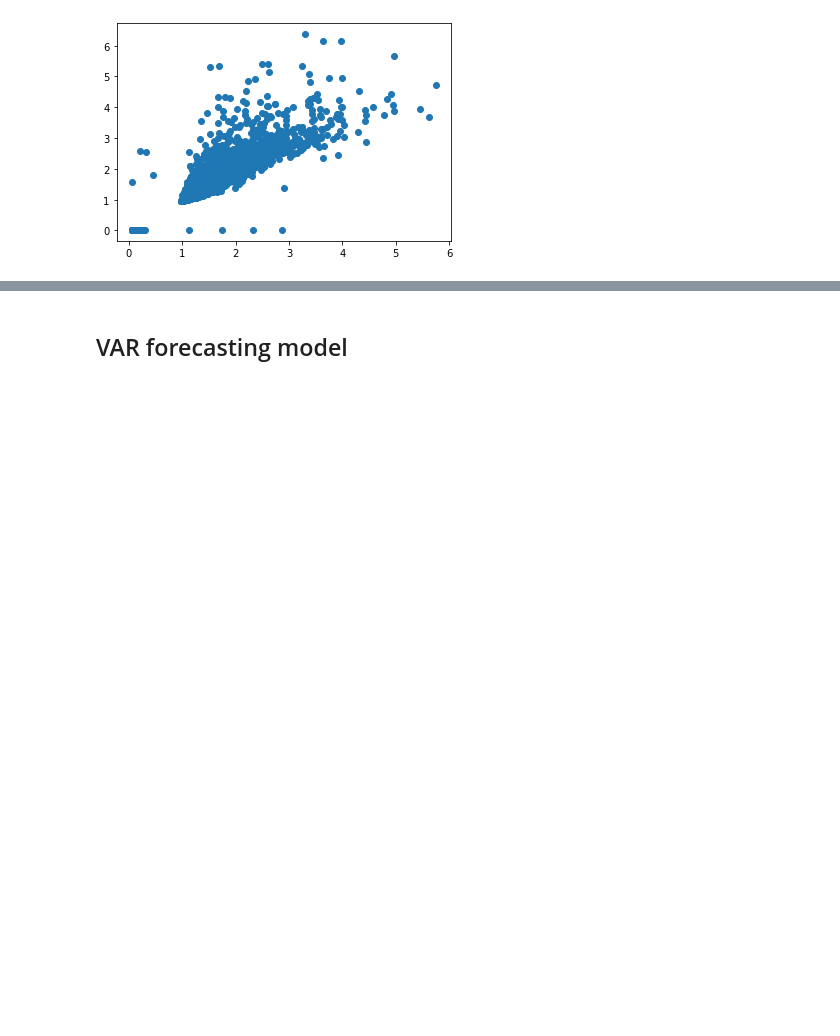
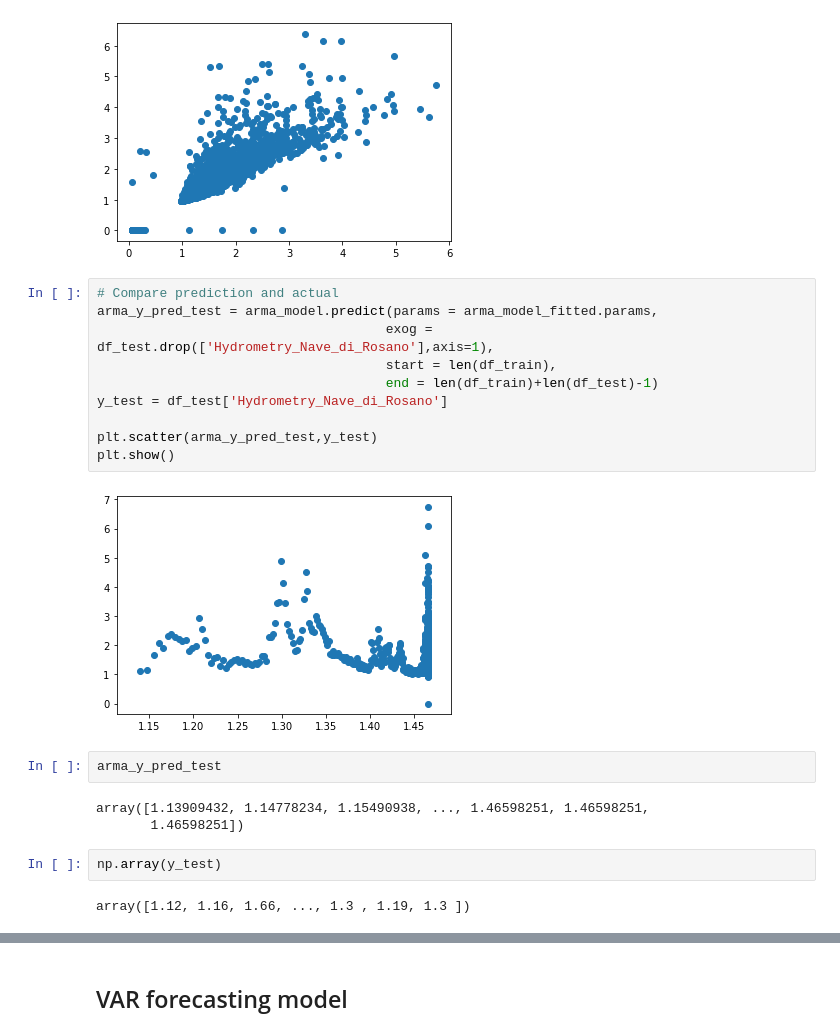
Before and after one commit to paparon96/WaterAnalyticsKaggle, a Jupyter notebook: WaterForecastModels.ipynb, the cells around one changed output, grey strips where cells are left out. Saved outputs shown, nothing was run; the diff lists cells and outputs as text; blank space fills up the shorter version.

```diff
--- a/WaterForecastModels.ipynb
+++ b/WaterForecastModels.ipynb
@@ -468,3 +487,24 @@ plt.scatter(arma_y_pred,y_true)
 plt.show()
 # %% [output]
 [figure]
+# %%
+# Compare prediction and actual
+arma_y_pred_test = arma_model.predict(params = arma_model_fitted.params,
+                                     exog = df_test.drop(['Hydrometry_Nave_di_Rosano'],axis=1),
+                                     start = len(df_train),
+                                     end = len(df_train)+len(df_test)-1)
+y_test = df_test['Hydrometry_Nave_di_Rosano']
+
+plt.scatter(arma_y_pred_test,y_test)
+plt.show()
+# %% [output]
+[figure, added]
+# %%
+arma_y_pred_test
+# %% [output]
+array([1.13909432, 1.14778234, 1.15490938, ..., 1.46598251, 1.46598251,
+       1.46598251])
+# %%
+np.array(y_test)
+# %% [output]
+array([1.12, 1.16, 1.66, ..., 1.3 , 1.19, 1.3 ])
```
Also changed, not shown: parts of 19 cells of this notebook.
